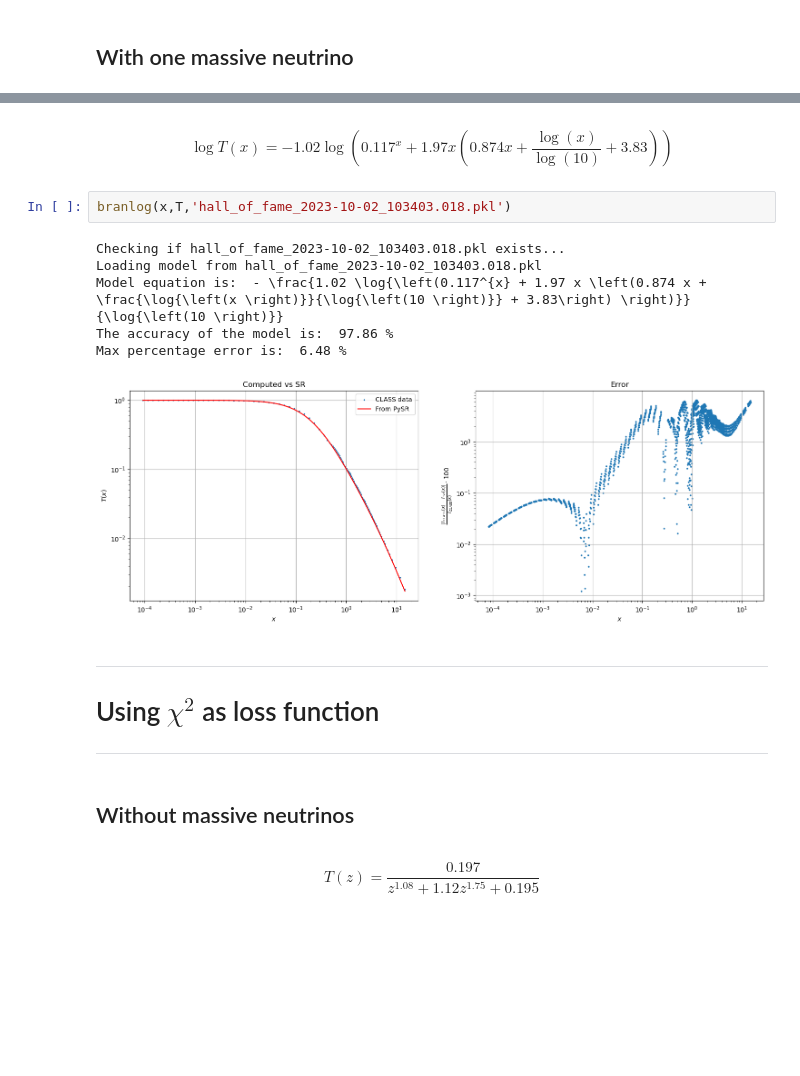
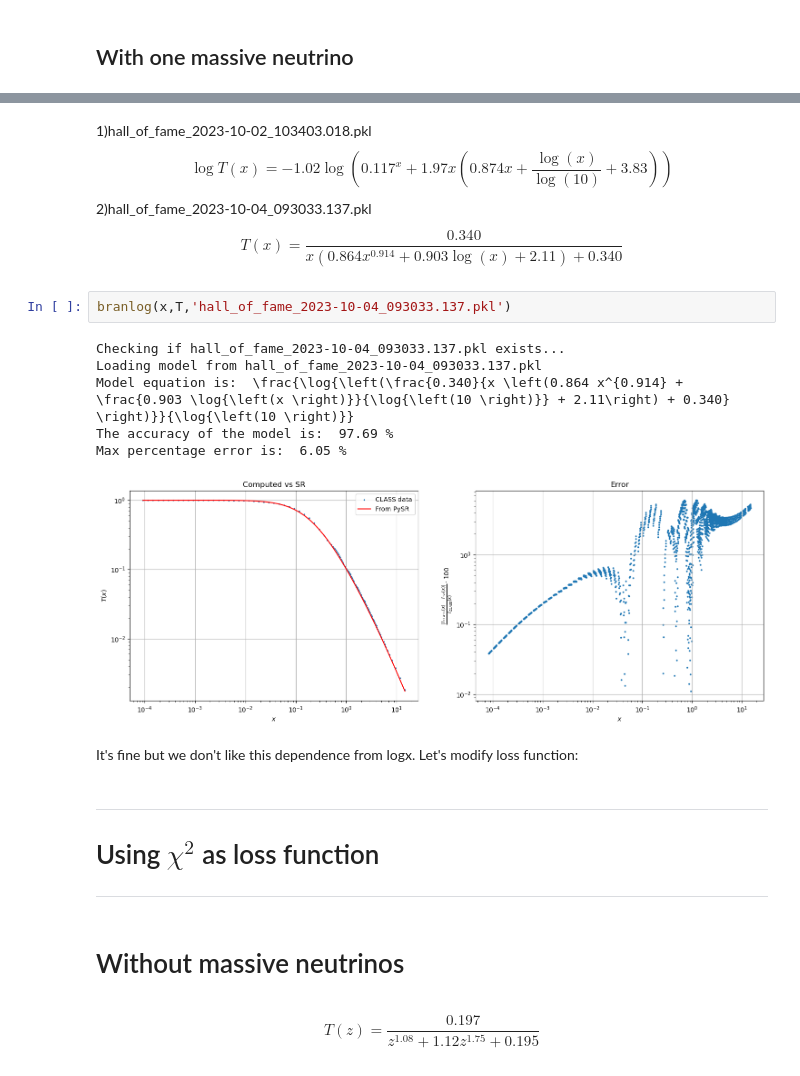
Before and after one commit to farocrown/Simreg, a Jupyter notebook: sr_tf_graphs.ipynb, the cells around one changed output, grey strips where cells are left out. Saved outputs shown, nothing was run; the diff lists cells and outputs as text; blank space fills up the shorter version.

```diff
--- a/sr_tf_graphs.ipynb
+++ b/sr_tf_graphs.ipynb
@@ -238,20 +282,25 @@ Max percentage error is:  4.26 %
 # %% [markdown]
+1)hall_of_fame_2023-10-02_103403.018.pkl
 $$ \log T(x) = -1.02 \log{\left(0.117^{x} + 1.97 x \left(0.874 x + \frac{\log{\left(x \right)}}{\log{\left(10 \right)}} + 3.83\right) \right)} $$
+2)hall_of_fame_2023-10-04_093033.137.pkl
+$$ T(x) = \frac{0.340}{x \left(0.864 x^{0.914} + 0.903 \log{\left(x \right)} + 2.11\right) + 0.340}$$
 # %%
-branlog(x,T,'hall_of_fame_2023-10-02_103403.018.pkl')
+branlog(x,T,'hall_of_fame_2023-10-04_093033.137.pkl')
 # %% [output]
-Checking if hall_of_fame_2023-10-02_103403.018.pkl exists...
-Loading model from hall_of_fame_2023-10-02_103403.018.pkl
-Model equation is:  - \frac{1.02 \log{\left(0.117^{x} + 1.97 x \left(0.874 x + \frac{\log{\left(x \right)}}{\log{\left(10 \right)}} + 3.83\right) \right)}}{\log{\left(10 \right)}}
-The accuracy of the model is:  97.86 %
-Max percentage error is:  6.48 %
+Checking if hall_of_fame_2023-10-04_093033.137.pkl exists...
+Loading model from hall_of_fame_2023-10-04_093033.137.pkl
+Model equation is:  \frac{\log{\left(\frac{0.340}{x \left(0.864 x^{0.914} + \frac{0.903 \log{\left(x \right)}}{\log{\left(10 \right)}} + 2.11\right) + 0.340} \right)}}{\log{\left(10 \right)}}
+The accuracy of the model is:  97.69 %
+Max percentage error is:  6.05 %
-[figure, old version]
+[figure, new version]
+# %% [markdown]
+It's fine but we don't like this dependence from logx. Let's modify loss function:
 # %% [markdown]
 ----
 # Using $\chi^2$ as loss function
 ----
 # %% [markdown]
-## Without massive neutrinos
+# Without massive neutrinos
 # %% [markdown]
 $$T(z) = \frac{0.197}{z^{1.08} + 1.12 z^{1.75} + 0.195}$$
 # %%
```
Also changed, not shown: parts of 11 cells of this notebook, 2 other files.
